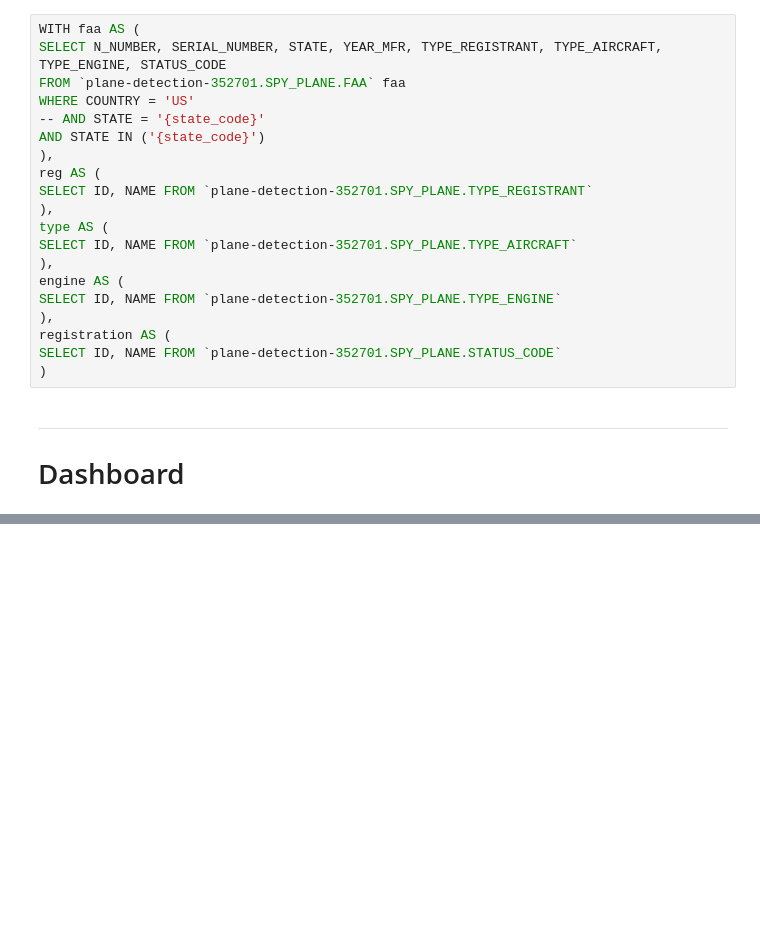
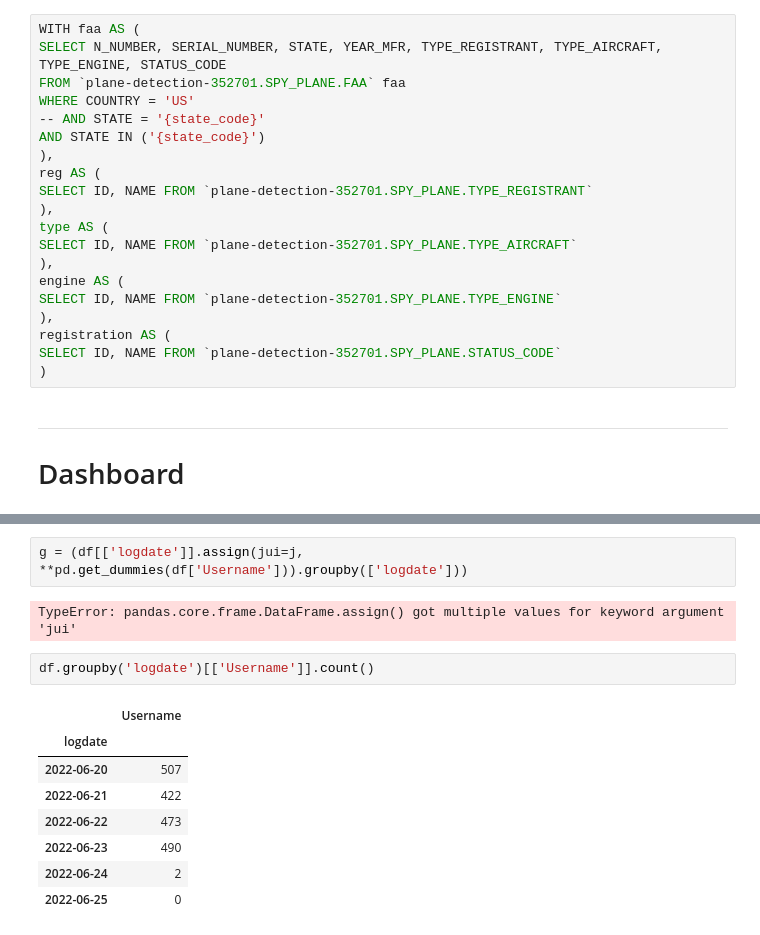
Before and after one commit to BigDataIA-Summer2022-Team04/Assignment_02, a Jupyter notebook: API/sandbox.ipynb, the cells around one changed output, grey strips where cells are left out. Cells and saved outputs as stored; diff of their text form; blank space fills up the shorter version.

```diff
--- a/API/sandbox.ipynb
+++ b/API/sandbox.ipynb
@@ -229,0 +307,15 @@ SELECT ID, NAME FROM `plane-detection-352701.SPY_PLANE.STATUS_CODE`
+# %%
+g = (df[['logdate']].assign(jui=j, **pd.get_dummies(df['Username'])).groupby(['logdate']))
+# %% [output]
+TypeError: pandas.core.frame.DataFrame.assign() got multiple values for keyword argument 'jui'
+# %%
+df.groupby('logdate')[['Username']].count()
+# %% [output]
+|  | Username |
+| logdate |  |
+| 2022-06-20 | 507 |
+| 2022-06-21 | 422 |
+| 2022-06-22 | 473 |
+| 2022-06-23 | 490 |
+| 2022-06-24 | 2 |
+| 2022-06-25 | 0 |
```
Also changed, not shown: parts of 16 cells of this notebook.
